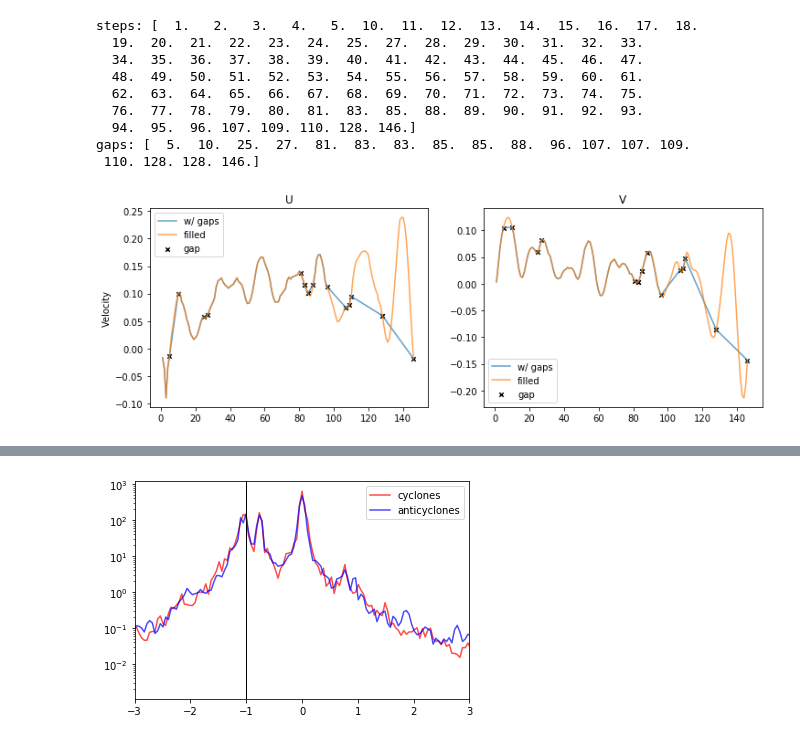
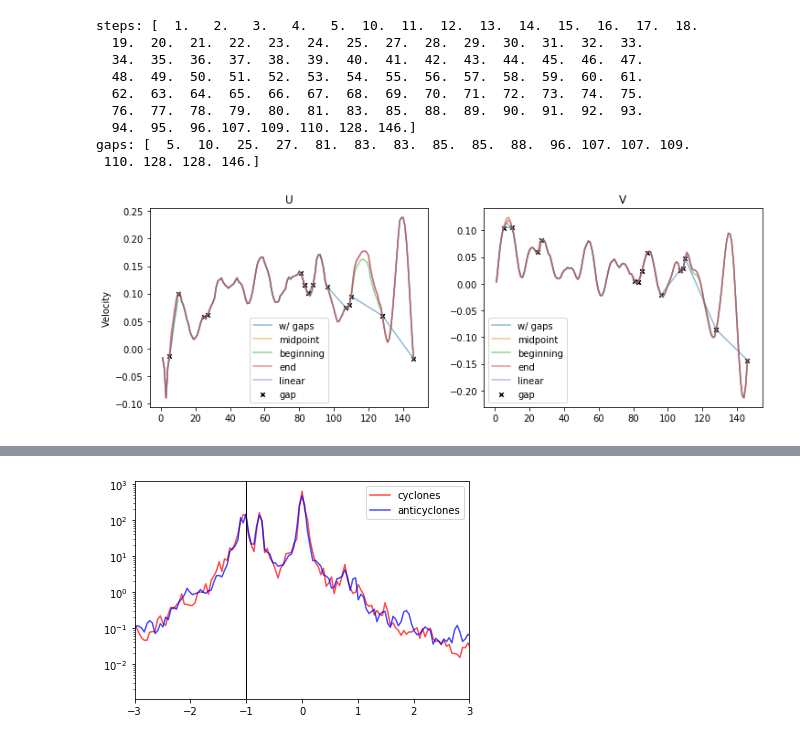
Before and after one commit to mclaret/JISAOinternship, a Jupyter notebook: notebooks/mark/juillet_interpolation.ipynb, the cells around one changed output, grey strips where cells are left out. Drawn from its saved outputs; the diff is of its cells as text; code cells hidden in the pictures.

Commit message:
added parameters to fillCoords and animated eddy shapes

```diff
--- a/notebooks/mark/juillet_interpolation.ipynb
+++ b/notebooks/mark/juillet_interpolation.ipynb
@@ -156,6 +172,26 @@ def fillCoords(trackSteps, trackLons, trackLats, fill='midpoint'):
     lons.flatten()
     lats.flatten()
     return steps, lons, lats
+# %%
+fTimes, lons, lats = fillCoords(eddy['step'], eddy['x1'], eddy['y1'], fill='begin')
+for i, time in enumerate(fTimes):
+    target_lon = lons[i]  # longitude of eddy center
+    target_lat = lats[i]  # latitude of eddy center
+    i_T = int(time-1)                                # index of time
+    lb_lon = int((target_lon - lowest_lon)/nav_res)  # index of lon lower bound
+    lb_lat = int((target_lat - lowest_lat)/nav_res)  # index of lat lower bound
+
+    W2lon = (target_lon - lowest_lon)%nav_res  # W2 lon
+    W2lat = (target_lat - lowest_lat)%nav_res  # W2 lat
+
+    Us = gridU_k1.variables['vozocrtx'][i_T, 0, lb_lat:lb_lat+2, lb_lon:lb_lon+2].copy()  # zonal velocities grid
+    Vs = gridV_k1.variables['vomecrty'][i_T, 0, lb_lat:lb_lat+2, lb_lon:lb_lon+2].copy()  # meridional velocities grid
+
+    # interpolate for U and V (based on unit square)
+    U_target = Us[0,0]*(1-W2lon)*(1-W2lat) + Us[0,1]*W2lon*(1-W2lat) + Us[1,0]*(1-W2lon)*W2lat + Us[1,1]*W2lon*W2lat
+    V_target = Vs[0,0]*(1-W2lon)*(1-W2lat) + Vs[0,1]*W2lon*(1-W2lat) + Vs[1,0]*(1-W2lon)*W2lat + Vs[1,1]*W2lon*W2lat
+    U_beg.append(U_target)
+    V_beg.append(V_target)
 # %%
 # check interpolation
 eddy = anticyclones[2]
@@ -231,27 +333,35 @@ gaps: [  5.  10.  25.  27.  81.  83.  83.  85.  85.  88.  96. 107. 107. 109.
 # %%
 fig = plt.figure(figsize=(12,4))
 ax1 = fig.add_subplot(1,2,1)
-ax1.plot(gTimes, U_gap, label='w/ gaps', alpha=0.7)              # w/ gap
-ax1.plot(fTimes, U_fil, label= 'filled', alpha=0.7)              # filled
-#ax1.plot(fTimes, U_t1, label='t1', alpha=0.7)                    # t1 data
+ax1.plot(gTimes, U_gap, label='w/ gaps', alpha=0.5)              # w/ gap
+ax1.plot(fTimes, U_mid, label= 'midpoint', alpha=0.5)            # filled by midpoint
+ax1.plot(fTimes, U_beg, label= 'beginning', alpha=0.5)           # filled by beginning of gap
+ax1.plot(fTimes, U_end, label= 'end', alpha=0.5)                 # filled by end of gap
+ax1.plot(fTimes, U_lin, label= 'linear', alpha=0.5)              # filled linearly
+#ax1.plot(fTimes, U_t1, label= 't1', alpha=0.5)                   # t1
 ax1.scatter(gaps, Uy, marker='x', color='k', label='gap', s=20)  # points
-#ax1.set_xlim(80,90)
 ax1.set_title('U')
 ax1.set_ylabel('Velocity')
 ax1.legend()
 
 ax2 = fig.add_subplot(1,2,2)
-ax2.plot(gTimes, V_gap, label='w/ gaps', alpha=0.7)              # w/ gap
-ax2.plot(fTimes, V_fil, label= 'filled', alpha=0.7)              # filled
-#ax2.plot(fTimes, V_t1, label='t1', alpha=0.7)                    # t1 data
+ax2.plot(gTimes, V_gap, label='w/ gaps', alpha=0.5)              # w/ gap
+ax2.plot(fTimes, V_mid, label= 'midpoint', alpha=0.5)            # filled
+ax2.plot(fTimes, V_beg, label= 'beginning', alpha=0.5)           # beginning
+ax2.plot(fTimes, V_end, label= 'end', alpha=0.5)                 # filled by end of gap
+ax2.plot(fTimes, V_lin, label= 'linear', alpha=0.5)              # filled linearly
+#ax2.plot(fTimes, V_t1, label= 't1', alpha=0.5)                   # t1
 ax2.scatter(gaps, Vy, marker='x', color='k', label='gap', s=20)  # points
-#ax2.set_xlim(75,90)
 ax2.set_title('V')
 ax2.legend()
 
+
+#ax1.set_xlim(220,240)
+#ax2.set_xlim(220,240)
+
 plt.show()
 # %% [output]
-[figure, old version]
+[figure, new version]
 # %%
 """FFTs for Cyclonic Eddies"""
 # find value to bin ffts
```
Also changed, not shown: parts of 8 cells of this notebook.
